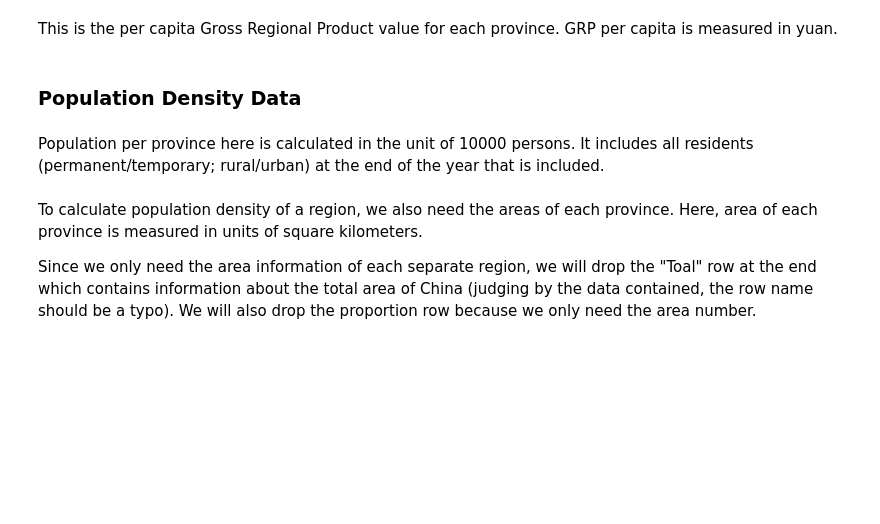
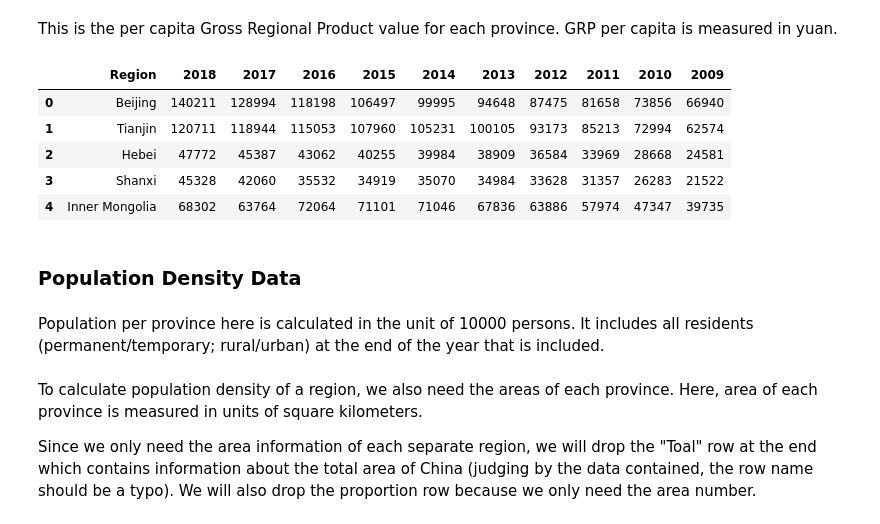
Before and after one commit to Alphaaaaabet/Regional-Economic-Status-and-COVID-19-Spread-Speed-in-China, a Jupyter notebook: FinalProject_group044.ipynb, the cells around one changed output. Saved outputs shown, nothing was run; the diff lists cells and outputs as text; code cells hidden in the pictures; blank space fills up the shorter version.

```diff
--- a/FinalProject_group044.ipynb
+++ b/FinalProject_group044.ipynb
@@ -137,7 +144,14 @@ This is the per capita Gross Regional Product value for each province. GRP per c
 # %%
 GRP = pd.read_csv('Data/GRP.csv')
 GRP = GRP.dropna(axis=1, how='all')
-#GRP.head()
+GRP.head()
+# %% [output]
+|  | Region | 2018 | 2017 | 2016 | 2015 | 2014 | 2013 | 2012 | 2011 | 2010 | 2009 |
+| 0 | Beijing | 140211 | 128994 | 118198 | 106497 | 99995 | 94648 | 87475 | 81658 | 73856 | 66940 |
+| 1 | Tianjin | 120711 | 118944 | 115053 | 107960 | 105231 | 100105 | 93173 | 85213 | 72994 | 62574 |
+| 2 | Hebei | 47772 | 45387 | 43062 | 40255 | 39984 | 38909 | 36584 | 33969 | 28668 | 24581 |
+| 3 | Shanxi | 45328 | 42060 | 35532 | 34919 | 35070 | 34984 | 33628 | 31357 | 26283 | 21522 |
+| 4 | Inner Mongolia | 68302 | 63764 | 72064 | 71101 | 71046 | 67836 | 63886 | 57974 | 47347 | 39735 |
 # %% [markdown]
 ### Population Density Data
 # %% [markdown]
```
Also changed, not shown: parts of 39 cells of this notebook, 1 other file.
